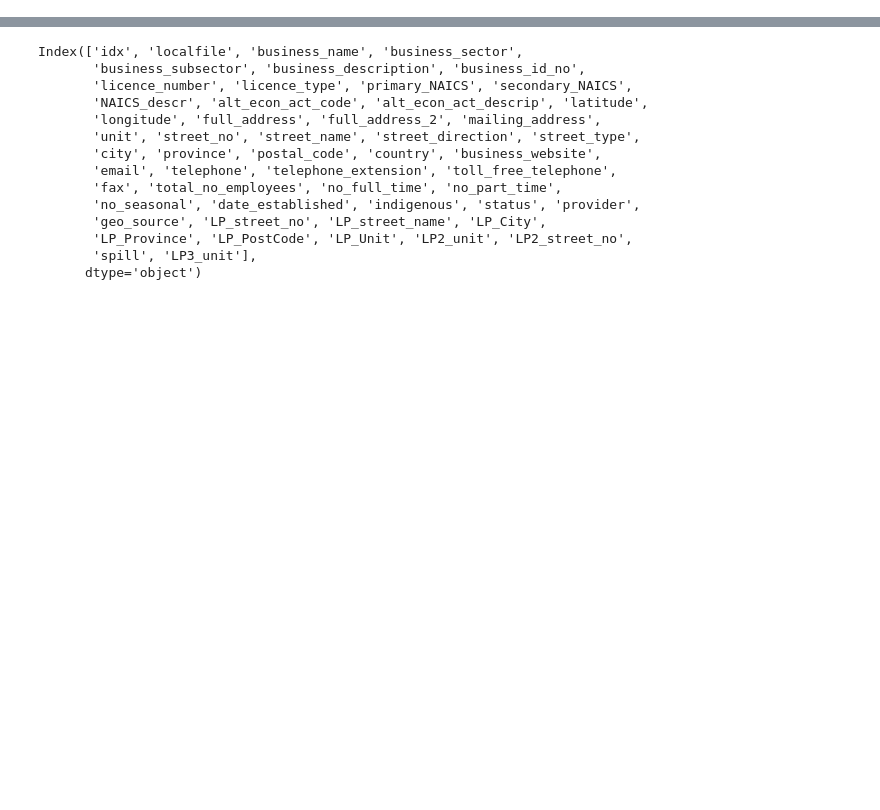
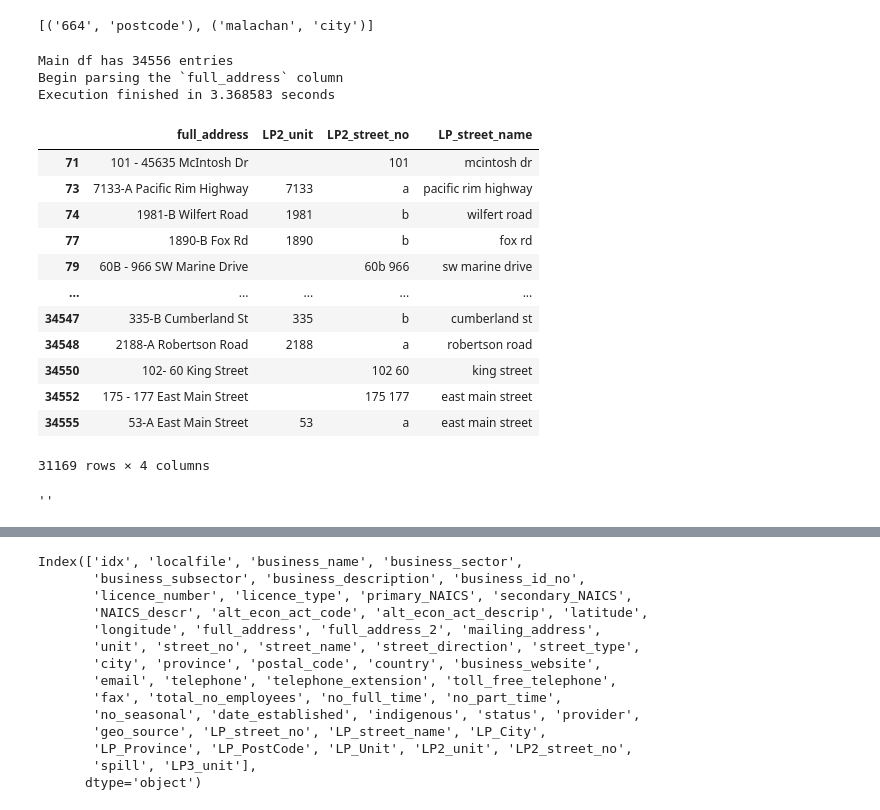
Before and after one commit to smlum/ODBiz, a Jupyter notebook: 4-Parsing/custom_parsing_data/post_parsed_data_viewing.ipynb, the cells around one changed output, grey strips where cells are left out. Saved outputs shown, nothing was run; the diff lists cells and outputs as text; code cells hidden in the pictures; blank space fills up the shorter version.

```diff
--- a/4-Parsing/custom_parsing_data/post_parsed_data_viewing.ipynb
+++ b/4-Parsing/custom_parsing_data/post_parsed_data_viewing.ipynb
@@ -3,6 +3,53 @@ import pandas as pd
 from tqdm import tqdm
 import numpy as np
 from IPython.display import display
+# %%
+from postal.parser import parse_address
+addr_to_parse = '664 Malachan'
+parse_address(addr_to_parse)
+# %% [output]
+[('664', 'postcode'), ('malachan', 'city')]
+# %%
+import sys
+sys.path.append('..') # add the parent directory to sys.path to import parse_csv
+
+import pandas as pd
+from parse_csv import parsing_df_wrapper
+
+input_csv = '/home/jovyan/ODBiz/4-Parsing/custom_parsing_data/unparsed_addresses.csv'
+output_csv = '/home/jovyan/ODBiz/4-Parsing/custom_parsing_data/unparsed_addresses2.csv'
+
+df = pd.read_csv(input_csv, dtype = str)
+print(f'Main df has {df.shape[0]} entries')
+df = parsing_df_wrapper(df, 'full_address')
+
+
+pd.options.display.max_columns = None
+drows = 7108
+pd.options.display.max_rows = drows
+
+df.loc[df['LP2_street_no'] != '',['full_address', 'LP2_unit', 'LP2_street_no', 'LP_street_name']]
+# %% [output]
+Main df has 34556 entries
+Begin parsing the `full_address` column
+Execution finished in 3.368583 seconds
+|  | full_address | LP2_unit | LP2_street_no | LP_street_name |
+| 71 | 101 - 45635 McIntosh Dr |  | 101 | mcintosh dr |
+| 73 | 7133-A Pacific Rim Highway | 7133 | a | pacific rim highway |
+| 74 | 1981-B Wilfert Road | 1981 | b | wilfert road |
+| 77 | 1890-B Fox Rd | 1890 | b | fox rd |
+| 79 | 60B - 966 SW Marine Drive |  | 60b 966 | sw marine drive |
+| ... | ... | ... | ... | ... |
+| 34547 | 335-B Cumberland St | 335 | b | cumberland st |
+| 34548 | 2188-A Robertson Road | 2188 | a | robertson road |
+| 34550 | 102- 60 King Street |  | 102 60 | king street |
+| 34552 | 175 - 177 East Main Street |  | 175 177 | east main street |
+| 34555 | 53-A East Main Street | 53 | a | east main street |
+31169 rows × 4 columns
+# %%
+df.loc[0, 'LP2_street_no']
+# %% [output]
+''
 # %%
 # Load the csv
 input_csv = '/home/jovyan/ODBiz/4-Parsing/output/2-parsed_biz.csv'
```
Also changed, not shown: parts of 7 cells of this notebook, 1 other file.
